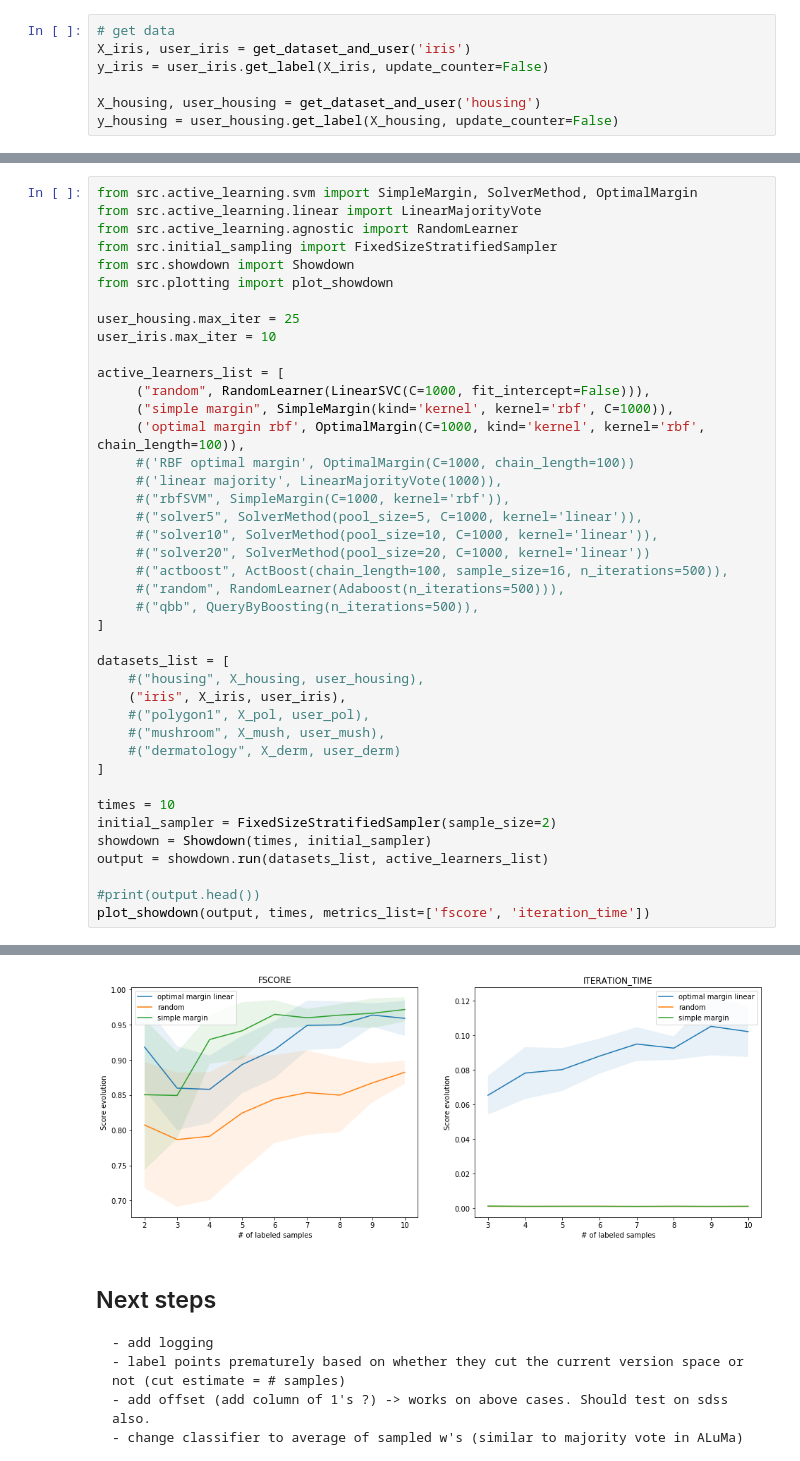
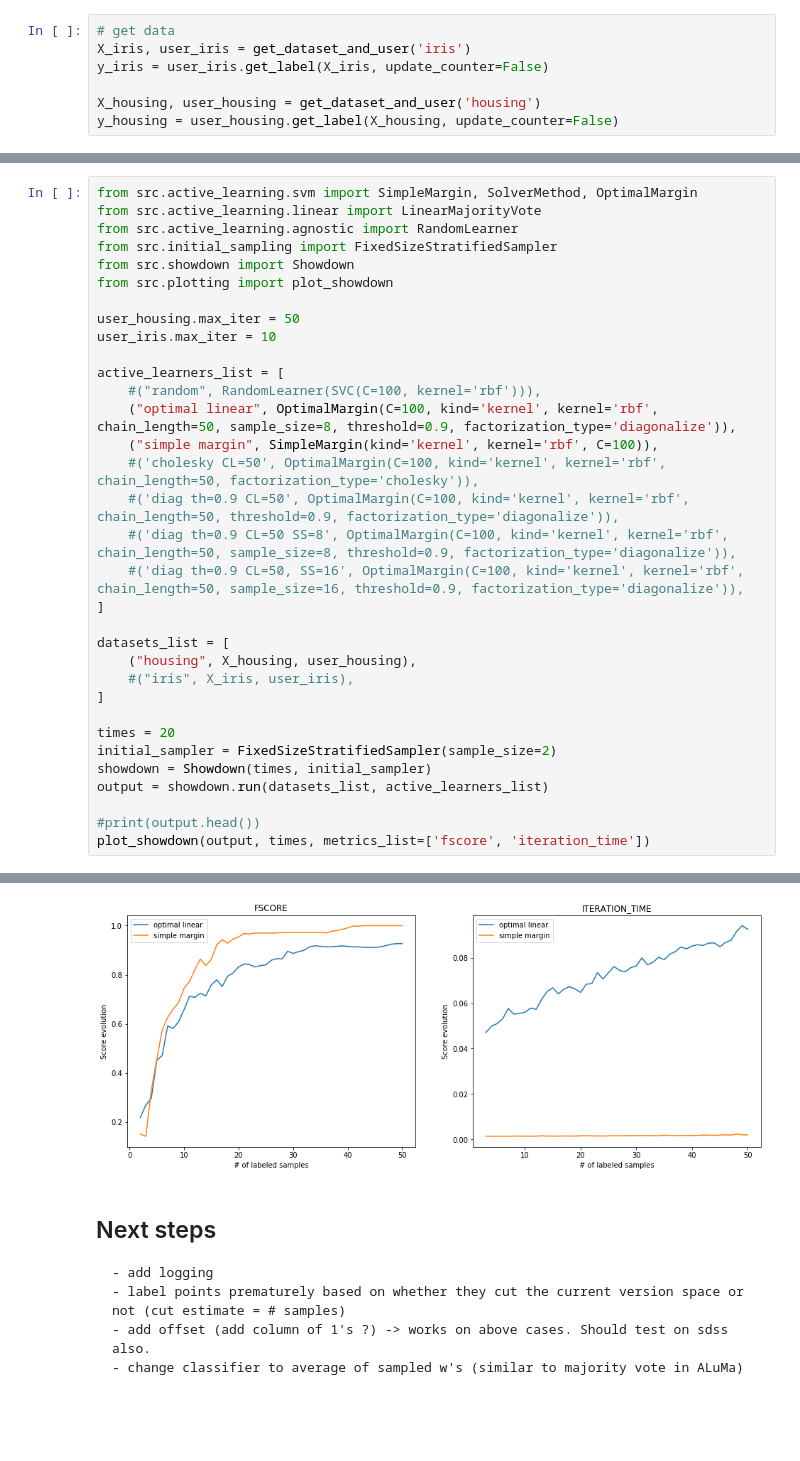
Before and after one commit to AIDEmeProject/PythonMiddleware, a Jupyter notebook: notebooks/svm test.ipynb, the cells around one changed output, grey strips where cells are left out. Saved outputs shown, nothing was run; the diff lists cells and outputs as text; blank space fills up the shorter version.

```diff
--- a/notebooks/svm test.ipynb
+++ b/notebooks/svm test.ipynb
@@ -31,33 +31,25 @@ from src.initial_sampling import FixedSizeStratifiedSampler
 from src.showdown import Showdown
 from src.plotting import plot_showdown
 
-user_housing.max_iter = 25
+user_housing.max_iter = 50
 user_iris.max_iter = 10
 
 active_learners_list = [
-     ("random", RandomLearner(LinearSVC(C=1000, fit_intercept=False))),
-     ("simple margin", SimpleMargin(kind='kernel', kernel='rbf', C=1000)),
-     ('optimal margin rbf', OptimalMargin(C=1000, kind='kernel', kernel='rbf', chain_length=100)),
-     #('RBF optimal margin', OptimalMargin(C=1000, chain_length=100))
-     #('linear majority', LinearMajorityVote(1000)),
-     #("rbfSVM", SimpleMargin(C=1000, kernel='rbf')),
-     #("solver5", SolverMethod(pool_size=5, C=1000, kernel='linear')),
-     #("solver10", SolverMethod(pool_size=10, C=1000, kernel='linear')),
-     #("solver20", SolverMethod(pool_size=20, C=1000, kernel='linear'))
-     #("actboost", ActBoost(chain_length=100, sample_size=16, n_iterations=500)),
-     #("random", RandomLearner(Adaboost(n_iterations=500))),
-     #("qbb", QueryByBoosting(n_iterations=500)),
+    #("random", RandomLearner(SVC(C=100, kernel='rbf'))),
+    ("optimal linear", OptimalMargin(C=100, kind='kernel', kernel='rbf', chain_length=50, sample_size=8, threshold=0.9, factorization_type='diagonalize')),
+    ("simple margin", SimpleMargin(kind='kernel', kernel='rbf', C=100)),
+    #('cholesky CL=50', OptimalMargin(C=100, kind='kernel', kernel='rbf', chain_length=50, factorization_type='cholesky')),
+    #('diag th=0.9 CL=50', OptimalMargin(C=100, kind='kernel', kernel='rbf', chain_length=50, threshold=0.9, factorization_type='diagonalize')),
+    #('diag th=0.9 CL=50 SS=8', OptimalMargin(C=100, kind='kernel', kernel='rbf', chain_length=50, sample_size=8, threshold=0.9, factorization_type='diagonalize')),
+    #('diag th=0.9 CL=50, SS=16', OptimalMargin(C=100, kind='kernel', kernel='rbf', chain_length=50, sample_size=16, threshold=0.9, factorization_type='diagonalize')),
 ]
 
 datasets_list = [
-    #("housing", X_housing, user_housing),
-    ("iris", X_iris, user_iris),
-    #("polygon1", X_pol, user_pol),
-    #("mushroom", X_mush, user_mush),
-    #("dermatology", X_derm, user_derm)
+    ("housing", X_housing, user_housing),
+    #("iris", X_iris, user_iris),
 ]
 
-times = 10
+times = 20
 initial_sampler = FixedSizeStratifiedSampler(sample_size=2)
 showdown = Showdown(times, initial_sampler)
 output = showdown.run(datasets_list, active_learners_list)
@@ -68,4 +80,4 @@ plot_showdown(output, times, metrics_list=['fscore', 'iteration_time'])
-[figure, old version]
+[figure, new version]
 # %% [markdown]
 ## Next steps
     - add logging
```
Also changed, not shown: parts of 4 cells of this notebook, 5 other files.
